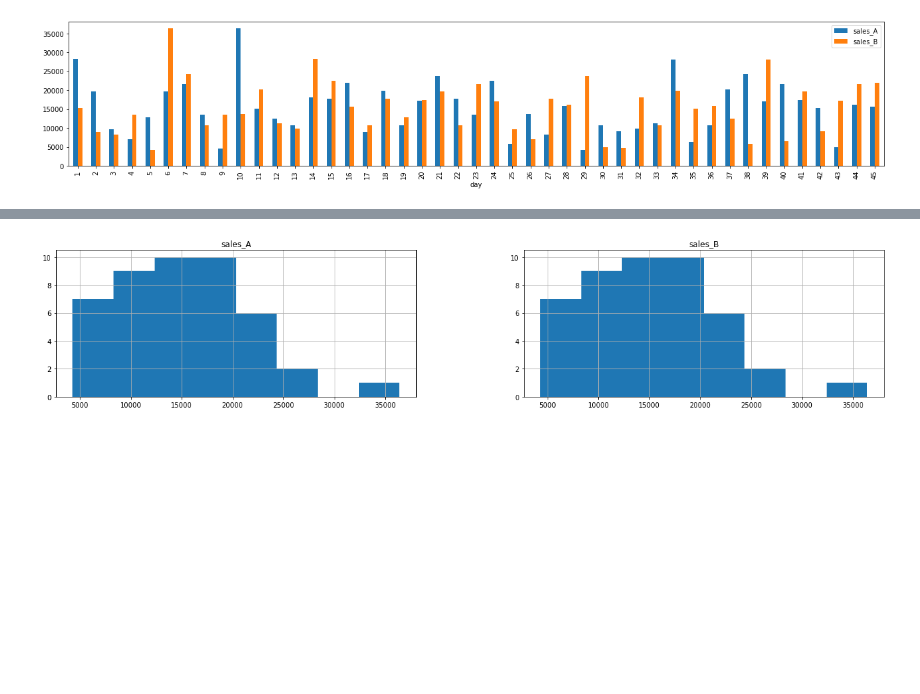
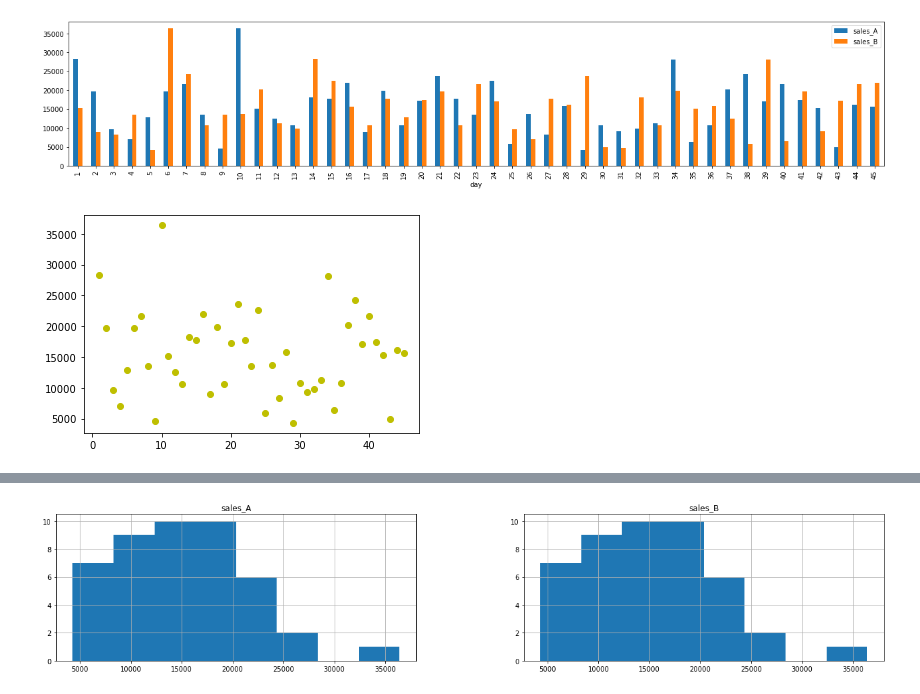
Before and after one commit to vasilisapp/autosale, a Jupyter notebook: sales_analysis.ipynb, the cells around one changed output, grey strips where cells are left out. Drawn from its saved outputs; the diff is of its cells as text; code cells hidden in the pictures; blank space fills up the shorter version.

```diff
--- a/sales_analysis.ipynb
+++ b/sales_analysis.ipynb
@@ -30,6 +37,10 @@ memory usage: 1.1 KB
 df.plot.bar(figsize = (22,4));
 # %% [output]
 [figure]
+# %%
+plt.scatter(x = df.index,y = df.sales_A, c = 'y');
+# %% [output]
+[figure, added]
 # %%
 df.plot();
 # %% [output]
```
Also changed, not shown: parts of 9 cells of this notebook.
